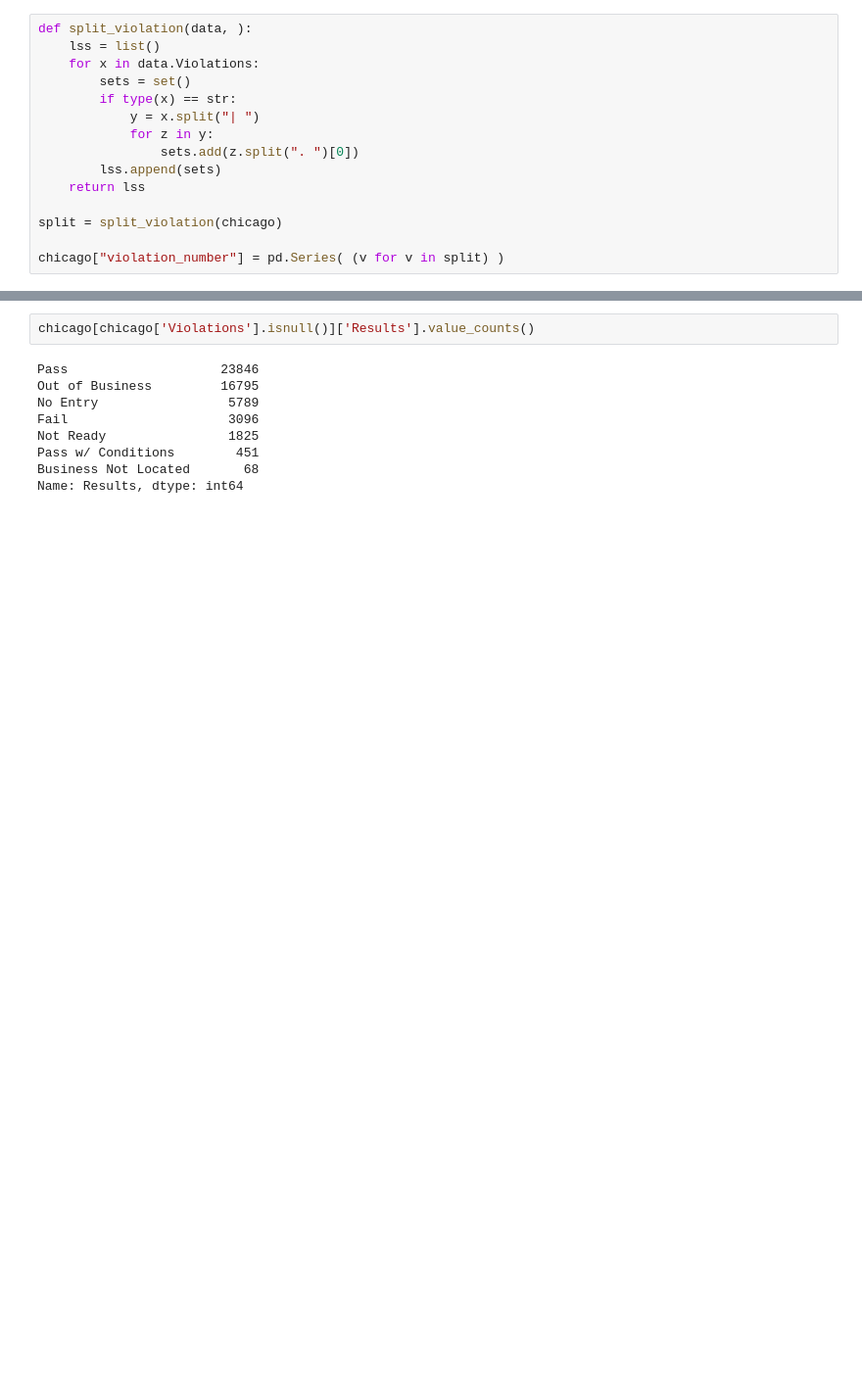
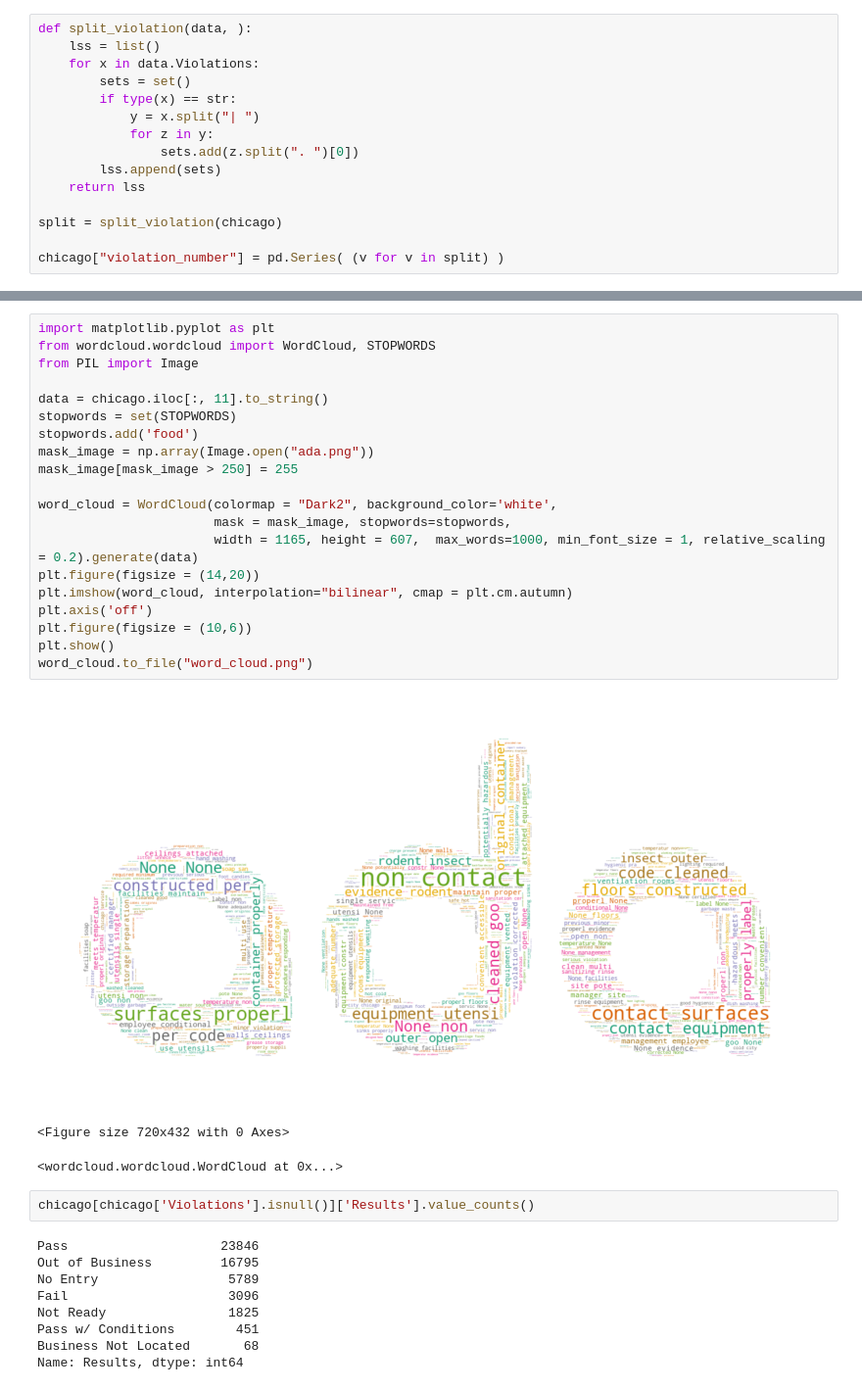
Before and after one commit to kangpl/ADA_2019_Project_MagicADA, a Jupyter notebook: project_zhenyu.ipynb, the cells around one changed output, grey strips where cells are left out. Shown at 98% size. Drawn from its saved outputs; the diff is of its cells as text; blank space fills up the shorter version.

Commit message:
add word cloud

```diff
--- a/project_zhenyu.ipynb
+++ b/project_zhenyu.ipynb
@@ -206,6 +204,30 @@ print(Not_corrected/times)
         nan        nan        nan        nan        nan        nan
         nan        nan        nan        nan        nan        nan
         nan        nan        nan        nan]
+# %%
+import matplotlib.pyplot as plt
+from wordcloud.wordcloud import WordCloud, STOPWORDS
+from PIL import Image
+
+data = chicago.iloc[:, 11].to_string()
+stopwords = set(STOPWORDS)
+stopwords.add('food')
+mask_image = np.array(Image.open("ada.png"))
+mask_image[mask_image > 250] = 255
+
+word_cloud = WordCloud(colormap = "Dark2", background_color='white',
+                       mask = mask_image, stopwords=stopwords,
+                       width = 1165, height = 607,  max_words=1000, min_font_size = 1, relative_scaling = 0.2).generate(data)
+plt.figure(figsize = (14,20))
+plt.imshow(word_cloud, interpolation="bilinear", cmap = plt.cm.autumn)
+plt.axis('off')
+plt.figure(figsize = (10,6))
+plt.show()
+word_cloud.to_file("word_cloud.png")
+# %% [output]
+[figure, added]
+<Figure size 720x432 with 0 Axes>
+<wordcloud.wordcloud.WordCloud at 0x...>
 # %%
 chicago[chicago['Violations'].isnull()]['Results'].value_counts()
 # %% [output]
```
Also changed, not shown: parts of 3 cells of this notebook.
